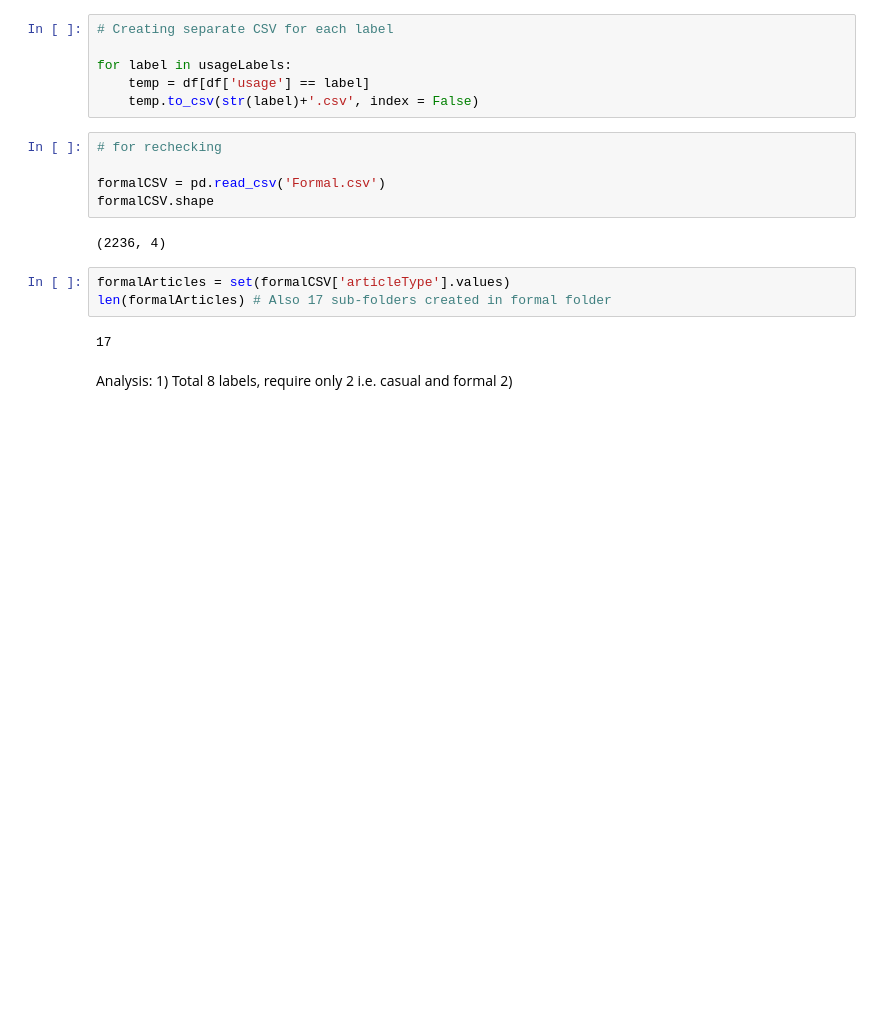
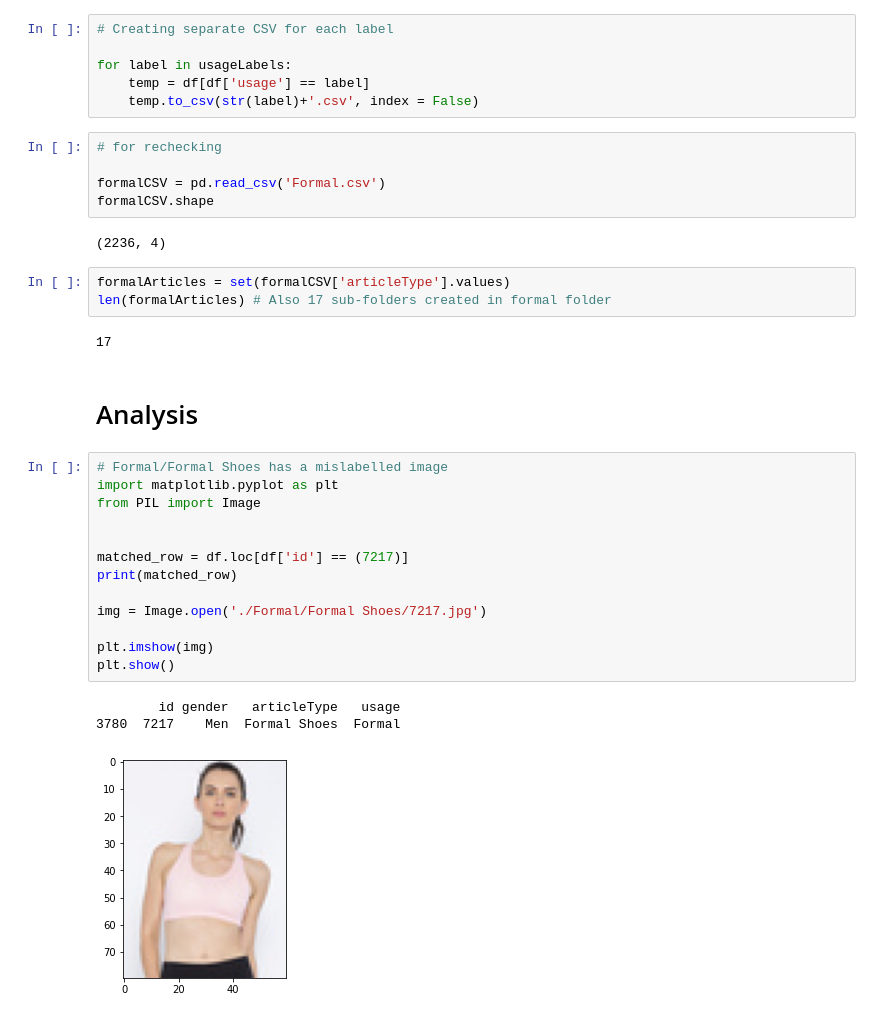
Before and after one commit to MuhammadZainAmmad/FYDP, a Jupyter notebook: 2_SeparatingMaleDataset/EDA_MaleDS.ipynb, the cells around one changed output. Cells and saved outputs as stored; diff of their text form; blank space fills up the shorter version.

Commit message:
identified mislabelled img i.e. Formal/Fromal Shoes/7217.jpg

```diff
--- a/2_SeparatingMaleDataset/EDA_MaleDS.ipynb
+++ b/2_SeparatingMaleDataset/EDA_MaleDS.ipynb
@@ -157,7 +157,22 @@ formalArticles = set(formalCSV['articleType'].values)
 len(formalArticles) # Also 17 sub-folders created in formal folder
 # %% [output]
 17
-# %% [markdown]
-Analysis:
-    1) Total 8 labels, require only 2 i.e. casual and formal
-    2)
+# %% [markdown]
+# Analysis
+# %%
+# Formal/Formal Shoes has a mislabelled image
+import matplotlib.pyplot as plt
+from PIL import Image
+
+
+matched_row = df.loc[df['id'] == (7217)]
+print(matched_row)
+
+img = Image.open('./Formal/Formal Shoes/7217.jpg')
+
+plt.imshow(img)
+plt.show()
+# %% [output]
+        id gender   articleType   usage
+3780  7217    Men  Formal Shoes  Formal
+[figure, added]
```
